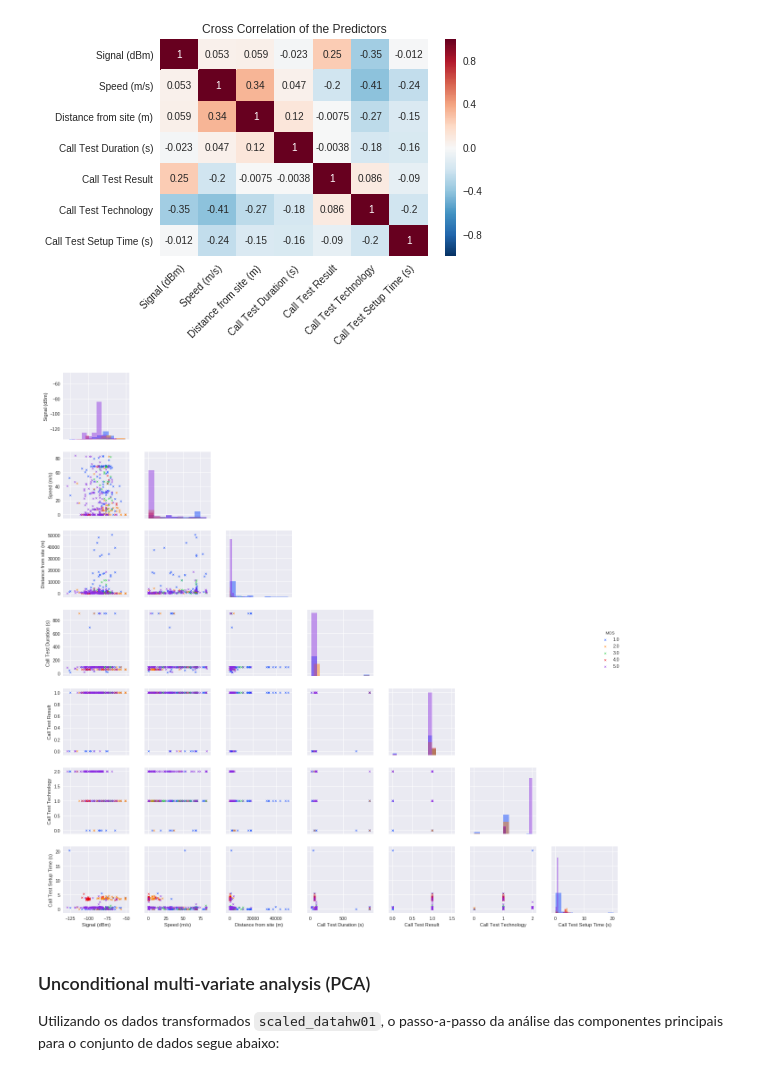
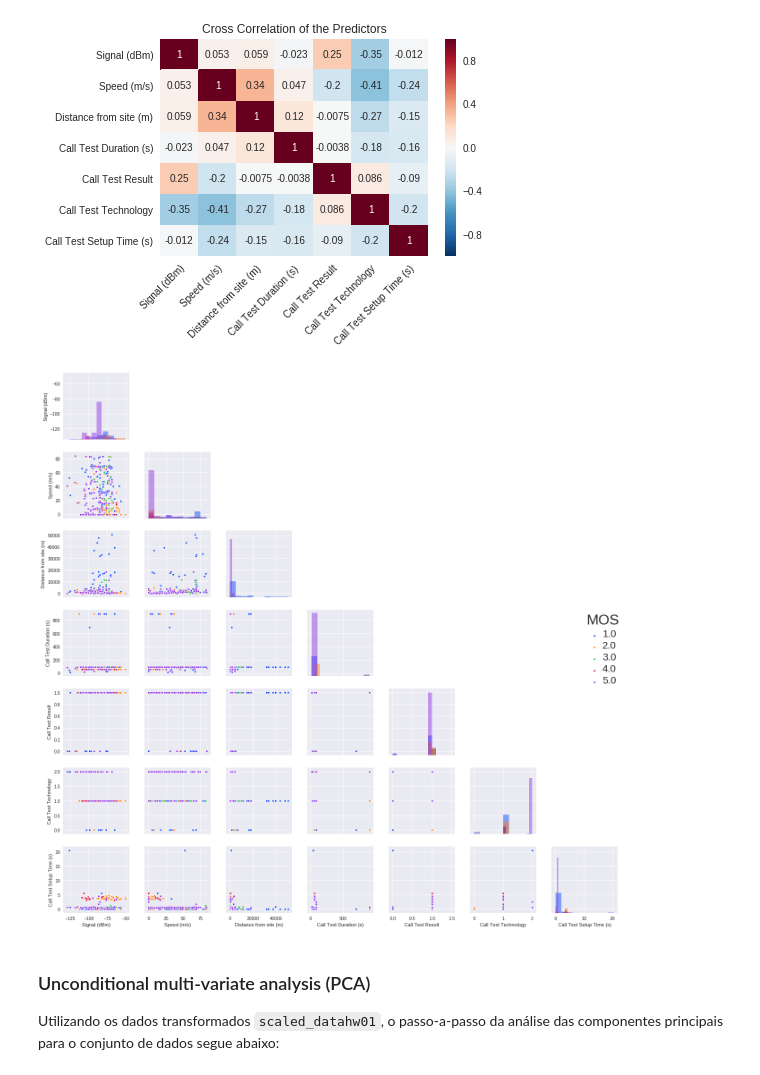
Before and after one commit to ezequiasjunior/ica2019.2, a Jupyter notebook: data_preprocessing.ipynb, the cells around one changed output. Saved outputs shown, nothing was run; the diff lists cells and outputs as text; code cells hidden in the pictures.

Commit message:
fix scatter plot legend font size

```diff
--- a/data_preprocessing.ipynb
+++ b/data_preprocessing.ipynb
@@ -357,18 +357,20 @@ fig.savefig('hw01-figs/data_corr.pdf', bbox_inches='tight')
 # %%
 # Scatter plot matrix of the predictors;
 # main diagonal containing the histogram for each class:
 ax = sns.pairplot(datahw01, hue='MOS', palette='bright', vars=datahw01.columns[:-1],
-                  diag_kind='hist', plot_kws={"s": 15, "marker": 'x'}, diag_kws={"alpha": 0.45})
+                  diag_kind='hist', plot_kws={"s": 20, "marker": 'o'}, diag_kws={"alpha": 0.45})
 
 def hide_current_axis(*args, **kwds):
     plt.gca().set_visible(False)
 
 ax.map_upper(hide_current_axis)
 plt.tight_layout()
+plt.setp(ax._legend.get_texts(), fontsize='22') # for legend text
+plt.setp(ax._legend.get_title(), fontsize='32') # for legend title
 plt.show()
 ax.fig.savefig('hw01-figs/data_scatter.png', dpi=300, bbox_inches='tight')
 # %% [output]
-[figure, old version]
+[figure, new version]
 # %% [markdown]
 ### Unconditional multi-variate analysis (PCA)
 
```
Also changed, not shown: 17 other files.
